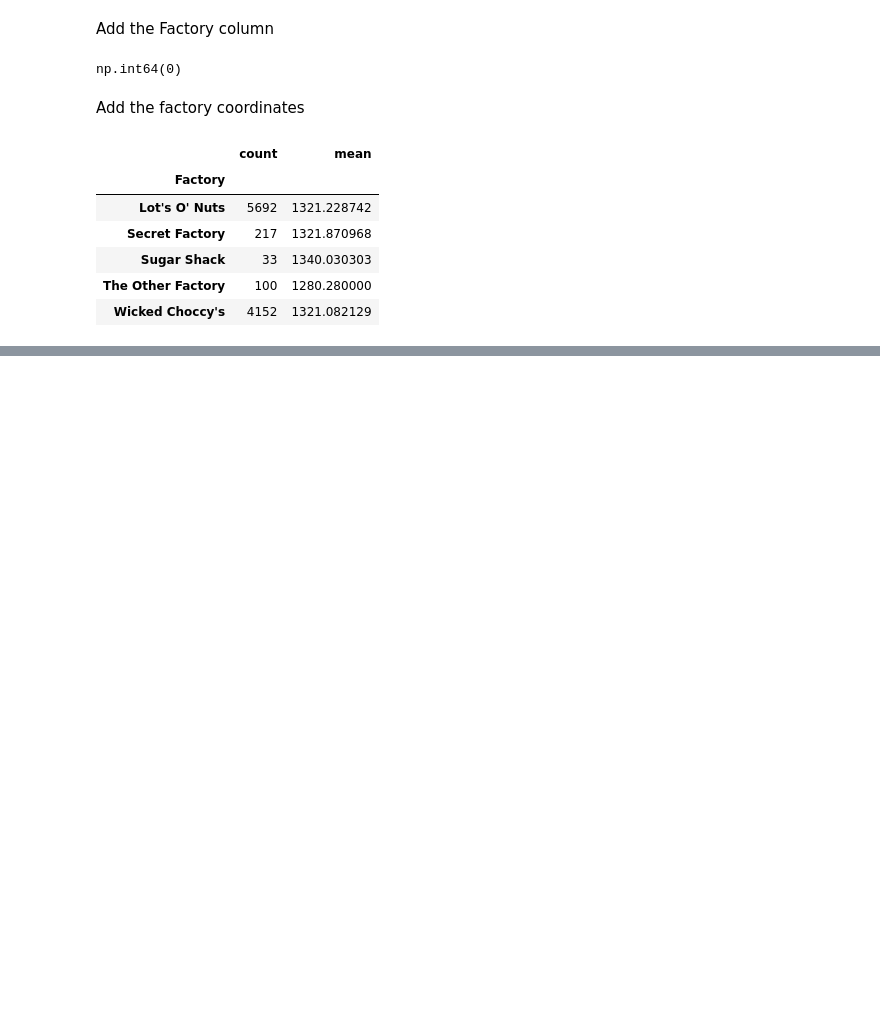
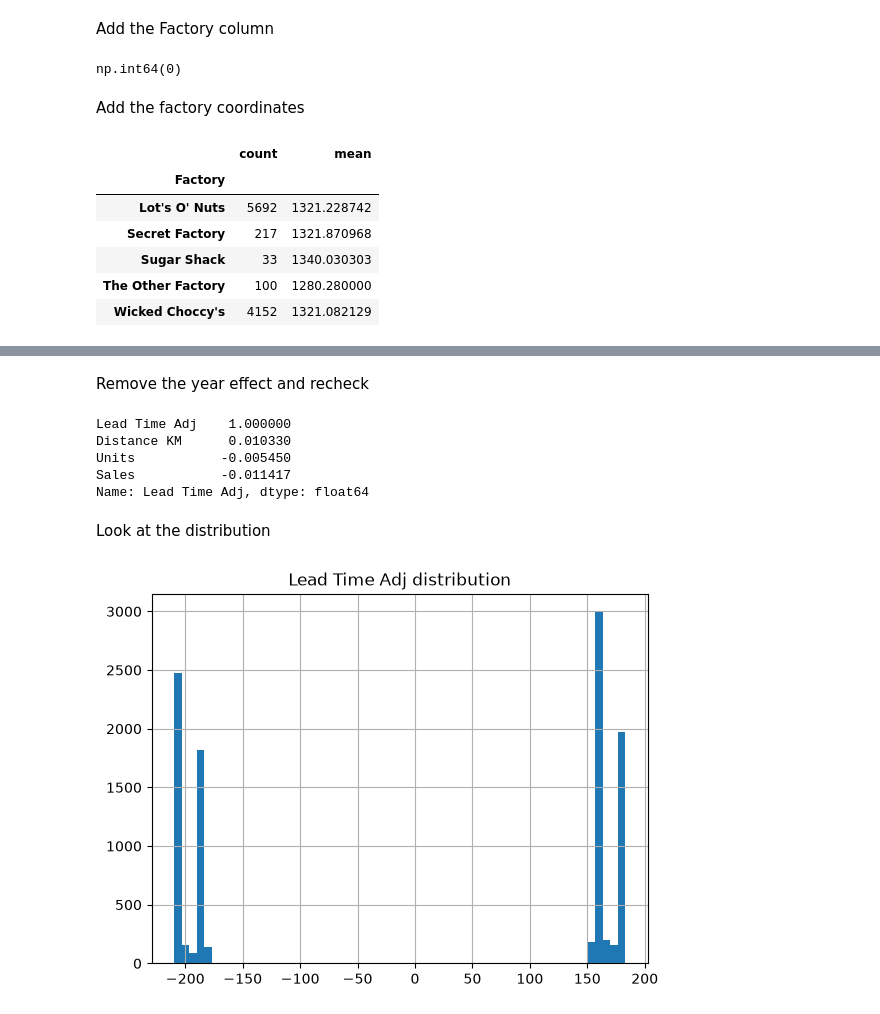
Before and after one commit to NityaRanout-2496/nassau-candy-shipping-optimization, a Jupyter notebook: notebooks/01_eda.ipynb, the cells around one changed output, grey strips where cells are left out. Drawn from its saved outputs; the diff is of its cells as text; code cells hidden in the pictures; blank space fills up the shorter version.

Commit message:
Fix lead time shift, add distance feature, save cleaned data

```diff
--- a/notebooks/01_eda.ipynb
+++ b/notebooks/01_eda.ipynb
@@ -213,0 +271,9 @@ df.groupby("Factory")["Lead Time"].agg(["count", "mean"])
+# %%
+def haversine(lat1, lon1, lat2, lon2):
+    R = 6371  # Earth radius in km
+    lat1, lon1, lat2, lon2 = map(np.radians, [lat1, lon1, lat2, lon2])
+    a = np.sin((lat2 - lat1) / 2) ** 2 + np.cos(lat1) * np.cos(lat2) * np.sin((lon2 - lon1) / 2) ** 2
+    return 2 * R * np.arcsin(np.sqrt(a))
+
+df["Distance KM"] = haversine(df["Factory Lat"], df["Factory Lon"], df["Dest Lat"], df["Dest Lon"])
+df["Distance KM"].describe()
@@ -213,0 +302,23 @@ df.groupby("Factory")["Lead Time"].agg(["count", "mean"])
+# %% [markdown]
+Remove the year effect and recheck
+# %%
+df["Order Year"] = df["Order Date"].dt.year
+df["Lead Time Adj"] = df["Lead Time"] - df.groupby("Order Year")["Lead Time"].transform("mean")
+
+df[["Lead Time Adj", "Distance KM", "Units", "Sales"]].corr()["Lead Time Adj"]
+# %% [output]
+Lead Time Adj    1.000000
+Distance KM      0.010330
+Units           -0.005450
+Sales           -0.011417
+Name: Lead Time Adj, dtype: float64
+# %% [markdown]
+Look at the distribution
+# %%
+df["Lead Time Adj"].hist(bins=60)
+plt.title("Lead Time Adj distribution")
+plt.show()
+
+df.groupby("Order Year")["Lead Time Adj"].describe()
+# %% [output]
+[figure, added]
```
Also changed, not shown: parts of 16 cells of this notebook, 1 other file.
